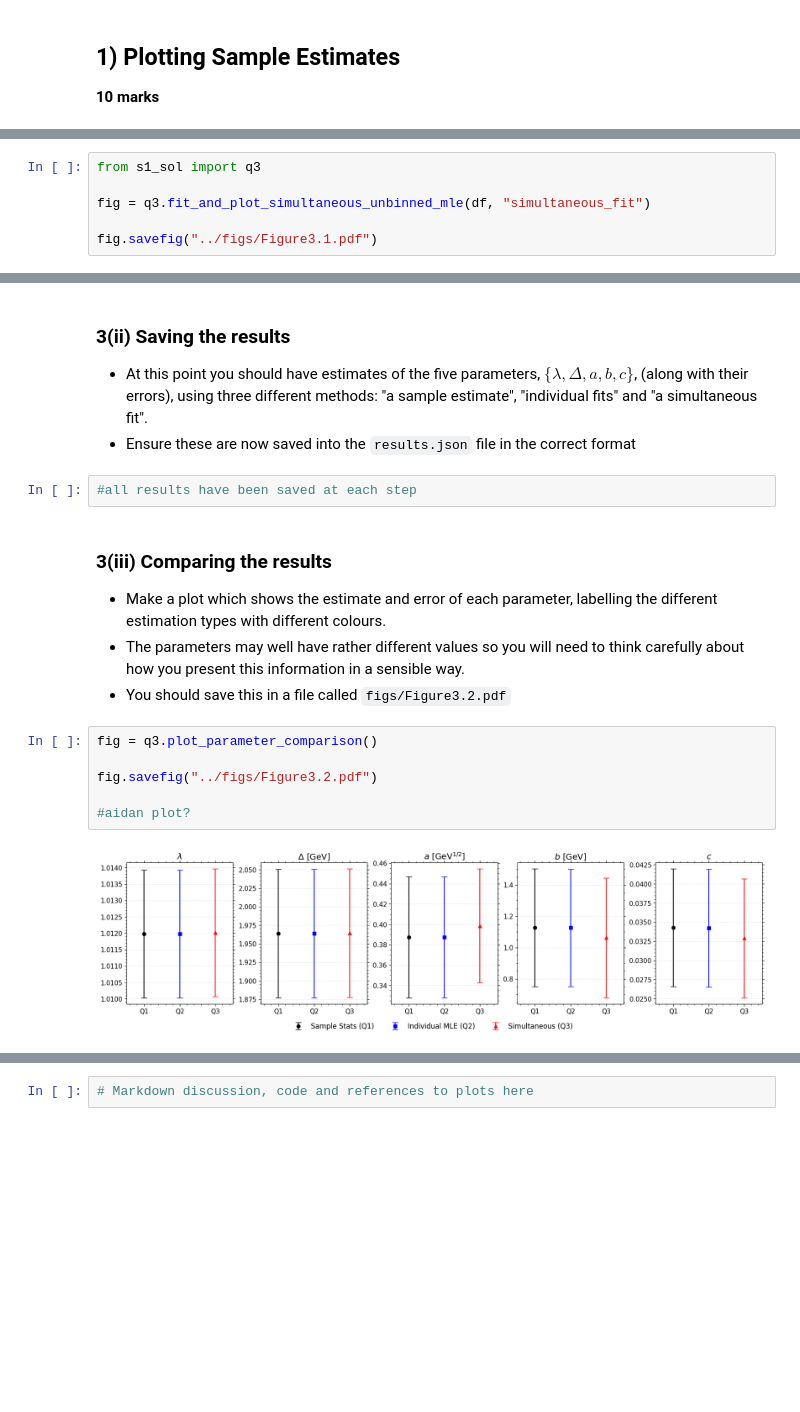
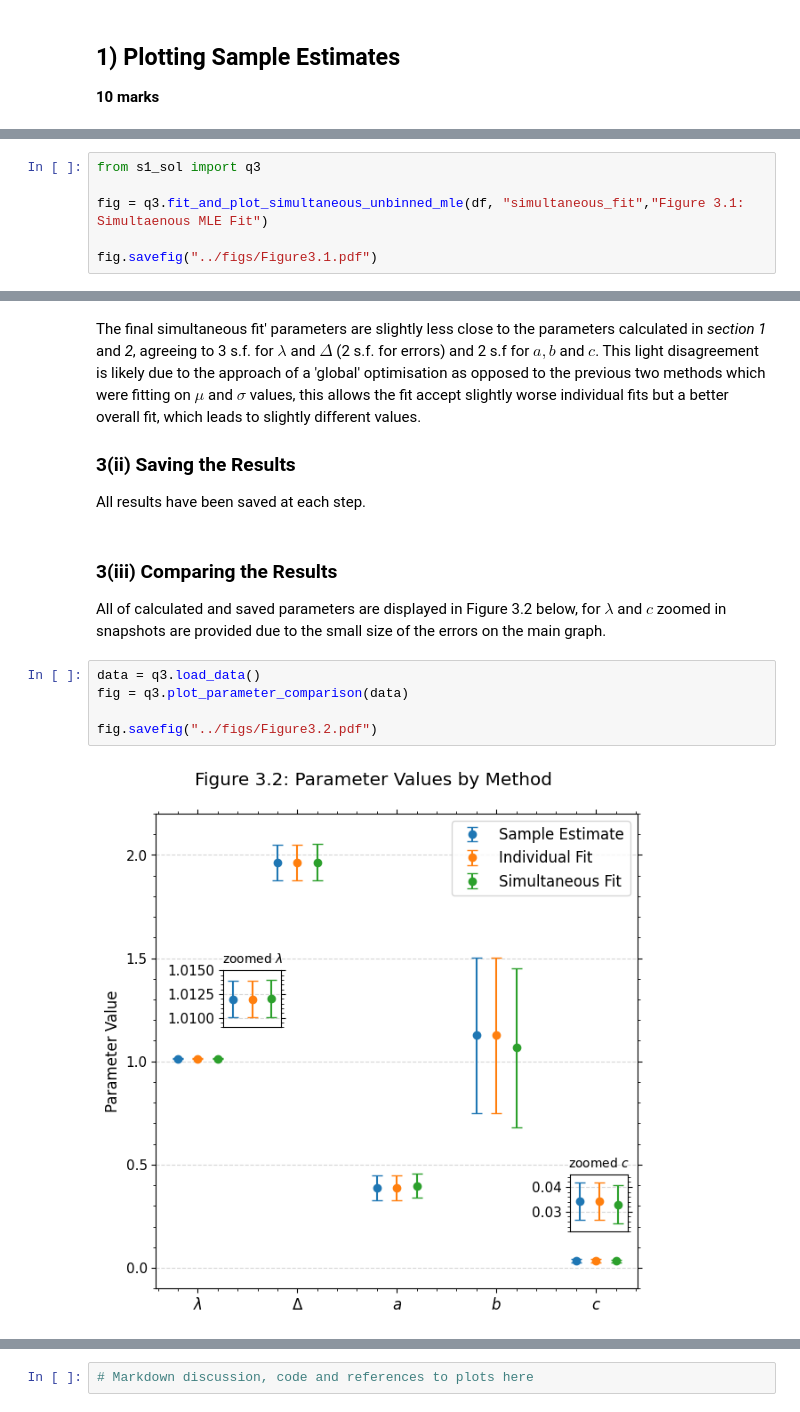
Before and after one commit to harveydgb/photon-detector-calibration, a Jupyter notebook: notebooks/solution.ipynb, the cells around one changed output, grey strips where cells are left out. Saved outputs shown, nothing was run; the diff lists cells and outputs as text; blank space fills up the shorter version.

```diff
--- a/notebooks/solution.ipynb
+++ b/notebooks/solution.ipynb
@@ -139,7 +219,7 @@ Saved to 'results.json'
 # %%
 from s1_sol import q3
 
-fig = q3.fit_and_plot_simultaneous_unbinned_mle(df, "simultaneous_fit")
+fig = q3.fit_and_plot_simultaneous_unbinned_mle(df, "simultaneous_fit","Figure 3.1: Simultaenous MLE Fit")
 
 fig.savefig("../figs/Figure3.1.pdf")
 # %% [output]
@@ -155,20 +235,16 @@ Saved to 'results.json'
 # %% [markdown]
-### 3(ii) Saving the results
-- At this point you should have estimates of the five parameters, $\{\lambda, \Delta, a, b, c\}$, (along with their errors), using three different methods: "a sample estimate", "individual fits" and "a simultaneous fit".
-- Ensure these are now saved into the `results.json` file in the correct format
+The final simultaneous fit' parameters are slightly less close to the parameters calculated in *section 1* and *2*, agreeing to 3 s.f. for $\lambda$ and $\Delta$ (2 s.f. for errors) and 2 s.f for $a, b$ and $c$. This light disagreement is likely due to the approach of a 'global' optimisation as opposed to the previous two methods which were fitting on $\mu$ and $\sigma$ values, this allows the fit accept slightly worse individual fits but a better overall fit, which leads to slightly different values.
+
+### 3(ii) Saving the Results
+All results have been saved at each step.
-# %%
-#all results have been saved at each step
 # %% [markdown]
-### 3(iii) Comparing the results
-- Make a plot which shows the estimate and error of each parameter, labelling the different estimation types with different colours.
-- The parameters may well have rather different values so you will need to think carefully about how you present this information in a sensible way.
-- You should save this in a file called `figs/Figure3.2.pdf`
+### 3(iii) Comparing the Results
+All of calculated and saved parameters are displayed in Figure 3.2 below, for $\lambda$ and $c$ zoomed in snapshots are provided due to the small size of the errors on the main graph.
 # %%
-fig = q3.plot_parameter_comparison()
+data = q3.load_data()
+fig = q3.plot_parameter_comparison(data)
 
 fig.savefig("../figs/Figure3.2.pdf")
-
-#aidan plot?
 # %% [output]
-[figure, old version]
+[figure, new version]
 # %% [markdown]
```
Also changed, not shown: parts of 23 cells of this notebook, 18 other files.
